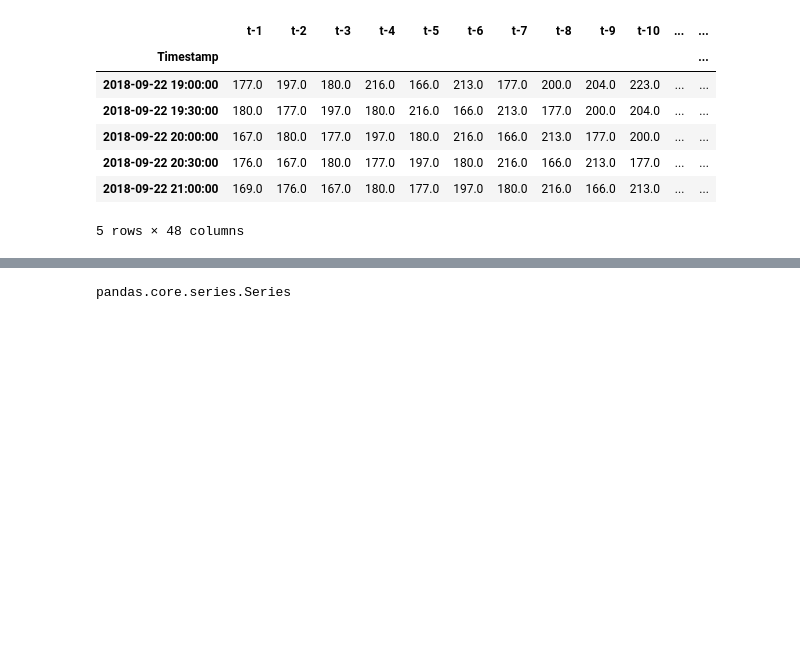
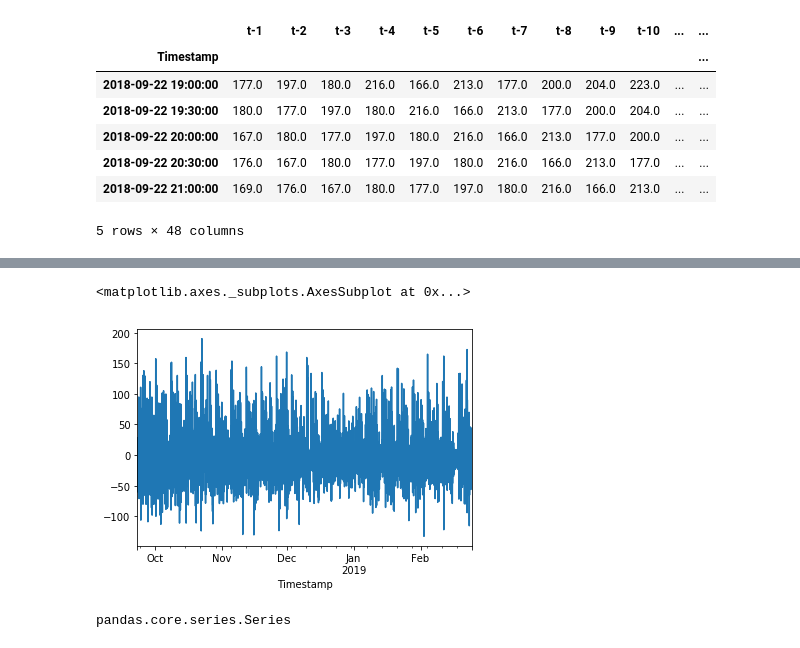
Before and after one commit to RamiroArribas/People_traffic_forecasting, a Jupyter notebook: preliminar_notebooks/1st iteration models.ipynb, the cells around one changed output, grey strips where cells are left out. Saved outputs shown, nothing was run; the diff lists cells and outputs as text; code cells hidden in the pictures; blank space fills up the shorter version.

```diff
--- a/preliminar_notebooks/1st iteration models.ipynb
+++ b/preliminar_notebooks/1st iteration models.ipynb
@@ -72,3 +84,8 @@ np.sqrt(mean_squared_error(y_test, y_hat))
+# %%
+(y_test - y_hat).plot()
+# %% [output]
+<matplotlib.axes._subplots.AxesSubplot at 0x...>
+[figure, added]
 # %%
 type(y_test)
 # %% [output]
```
Also changed, not shown: parts of 2 cells of this notebook, 5 other files.
